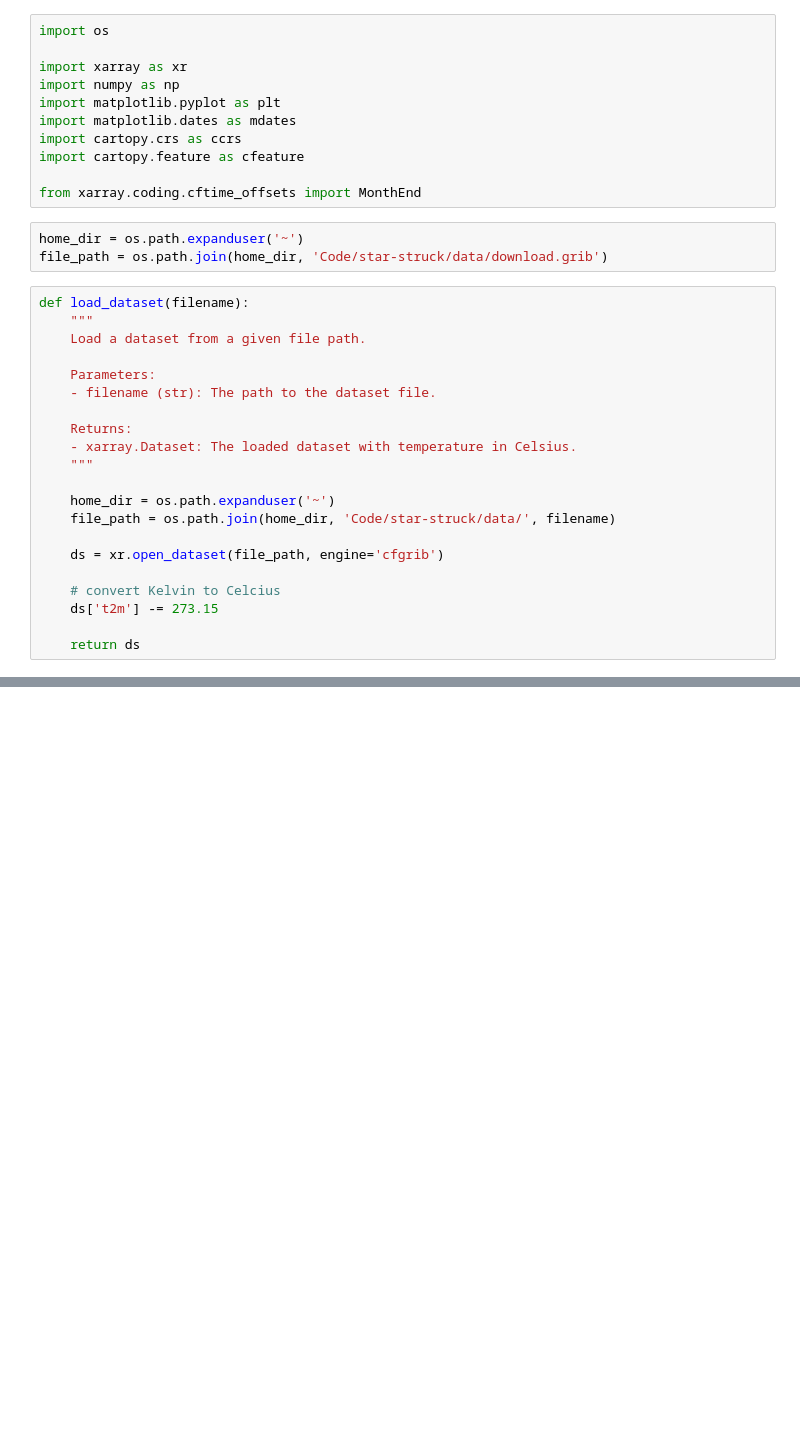
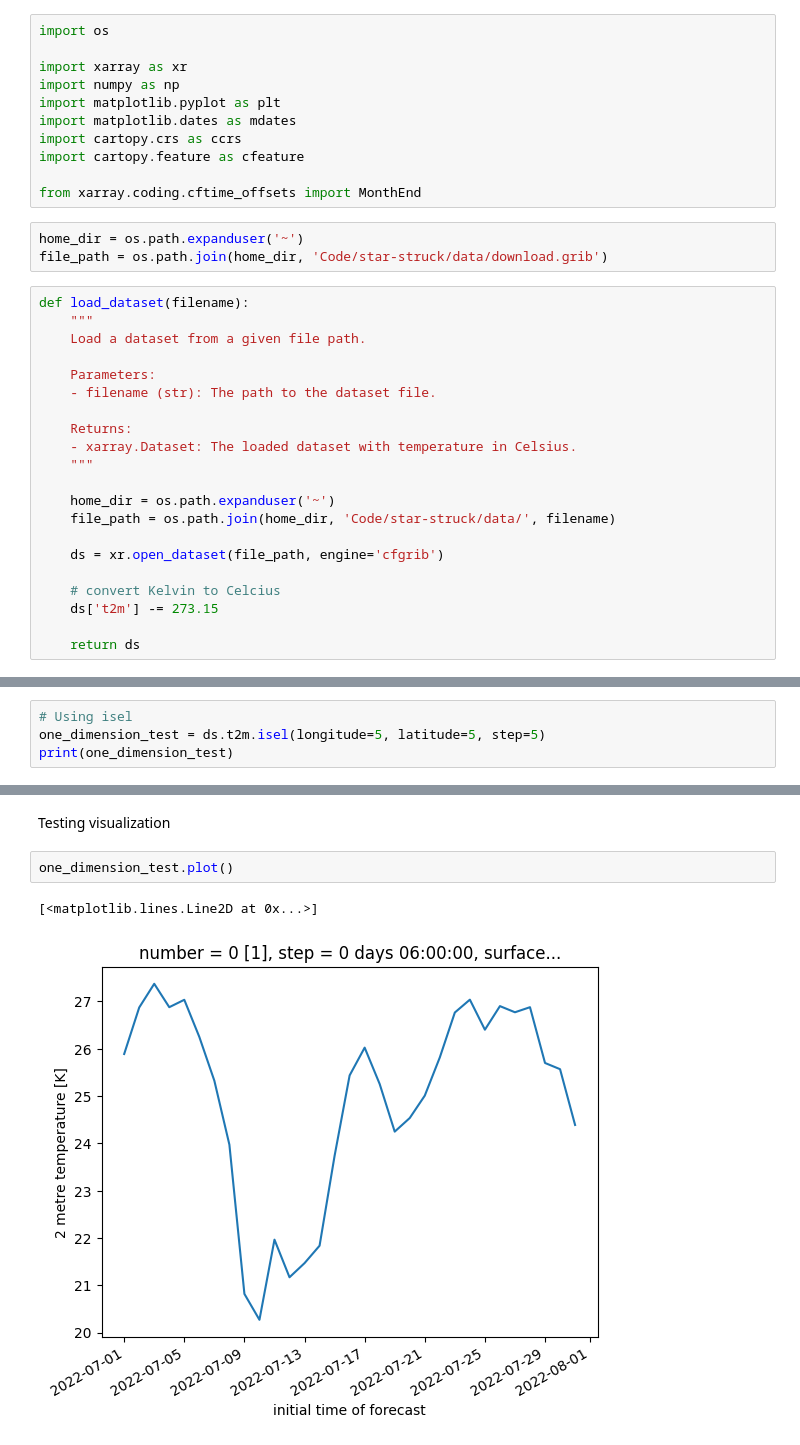
Before and after one commit to edwardLum/mapping-data-visualization-python, a Jupyter notebook: code/exercise1/Working with xarray.ipynb, the cells around one changed output, grey strips where cells are left out. Cells and saved outputs as stored; diff of their text form; blank space fills up the shorter version.

Commit message:
Exploring selecting and plotting data

```diff
--- a/code/exercise1/Working with xarray.ipynb
+++ b/code/exercise1/Working with xarray.ipynb
@@ -87,0 +90,4 @@ plt.show()
+# %%
+# Using isel
+one_dimension_test = ds.t2m.isel(longitude=5, latitude=5, step=5)
+print(one_dimension_test)
@@ -87,0 +132,7 @@ plt.show()
+# %% [markdown]
+Testing visualization
+# %%
+one_dimension_test.plot()
+# %% [output]
+[<matplotlib.lines.Line2D at 0x...>]
+[figure, added]
```
Also changed, not shown: parts of 8 cells of this notebook.
